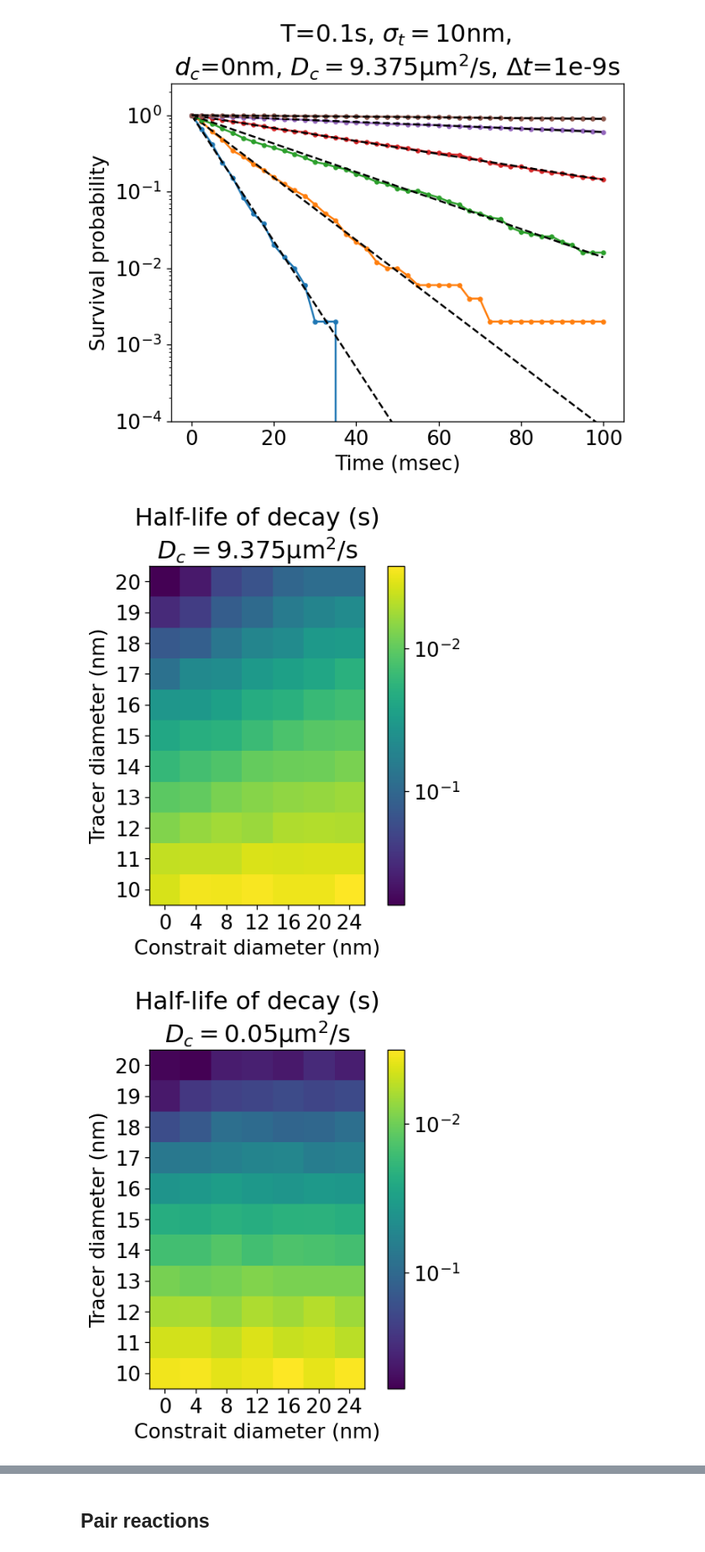
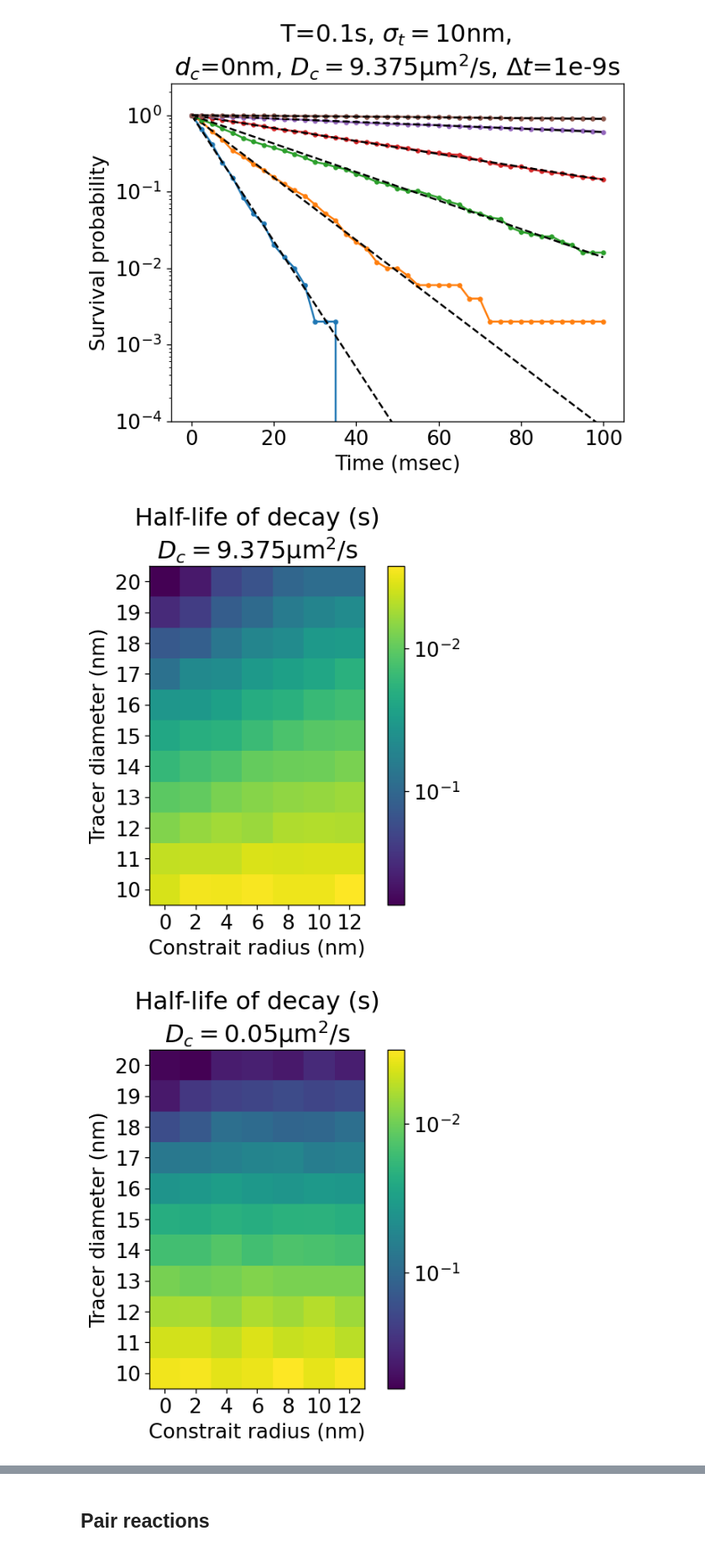
Before and after one commit to kaizu/Minami2024, a Jupyter notebook: Mobile_Immobile1.ipynb, the cells around one changed output, grey strips where cells are left out. Shown at 84% size. Drawn from its saved outputs; the diff is of its cells as text; code cells hidden in the pictures.

```diff
--- a/Mobile_Immobile1.ipynb
+++ b/Mobile_Immobile1.ipynb
@@ -69,3 +71,7 @@ print(len(filenames1))
 filenames1 = scripts.io.clasify_files(filenames1)
 # %% [output]
 11550
+# %%
+for key, filenames in filenames1.items():
+    print(key, len(filenames))
+print(len(filenames1), len(filenames1) * len(filenames))
@@ -467,22 +509,40 @@ fig.savefig(artifacts / 'Mobile_Immobile1-09.svg', format='svg')
 plt.show()
 # %% [output]
 [figure]
+# %%
+def diameter2radius(diameter_: str) -> str:
+    diameter = float(diameter_)
+    radius = diameter / 2
+    if radius.is_integer():
+        return f"{int(radius):d}"
+    else:
+        return f"{radius:g}"
 # %%
 for i, D_crowder_ in enumerate(('9.375', '0.05', '0.3')):
+    df = pandas.DataFrame(columns=('Tracer diameter (nm)', 'Constraint radius (nm)', 'Half-life (s)'))
+
     tmp = [[numpy.log(2) / intersection_rates[(xi, yi, D_crowder_, '9.6', '692', '1e-9')] for yi in ykeylabels] for xi in xkeylabels]
+
+    for n, xi in enumerate(xkeylabels):
+        for m, yi in enumerate(ykeylabels):
+            df.loc[len(df.index)] = [float(xi), float(yi) / 2, tmp[n][m]]
+
     tmp = -numpy.log10(tmp)
 
     fig, ax = plt.subplots()
     im = ax.imshow(tmp, origin="lower")
     cbar = fig.colorbar(im, ticks=[+1, +2])
     cbar.ax.set_yticklabels([r'$10^{-1}$', r'$10^{-2}$'])
-    plt.xticks(range(len(ykeylabels)), ykeylabels)
+    # plt.xticks(range(len(ykeylabels)), ykeylabels)
+    plt.xticks(range(len(ykeylabels)), [diameter2radius(y) for y in ykeylabels])  # in radius
     plt.yticks(range(len(xkeylabels)), xkeylabels)
     plt.ylabel("Tracer diameter (nm)")
-    plt.xlabel("Constrait diameter (nm)")
+    # plt.xlabel("Constrait diameter (nm)")
+    plt.xlabel("Constrait radius (nm)")
     plt.title(rf"Half-life of decay (s)" + "\n" + rf"$D_c={D_crowder_}\mathrm{{\mu m^2}}$/s")
     fig.savefig(artifacts / f'Mobile_Immobile1-10-{i}.svg', format='svg')
+    df.to_csv(artifacts / f'Mobile_Immobile1-10-{i}.csv', index=False)
     plt.show()
 # %% [output]
-[figure, old version]
+[figure, new version]
-[figure, old version]
+[figure, new version]
```
Also changed, not shown: parts of 4 cells of this notebook, 6 other files.
